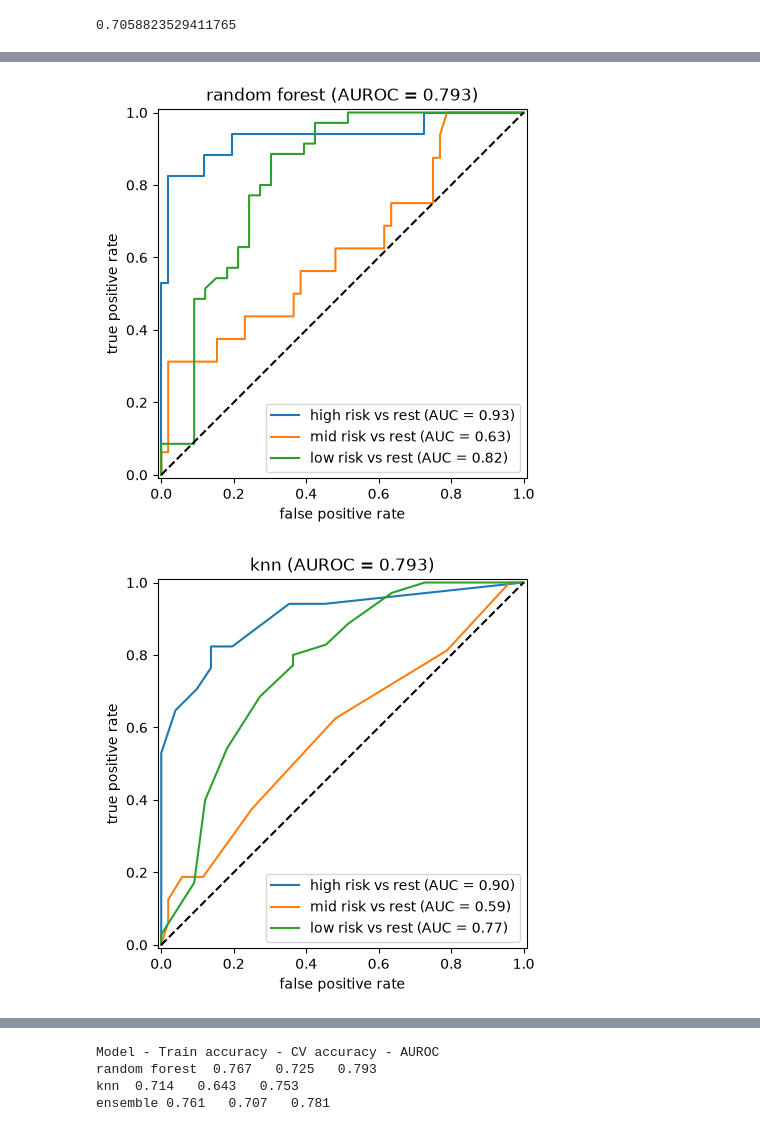
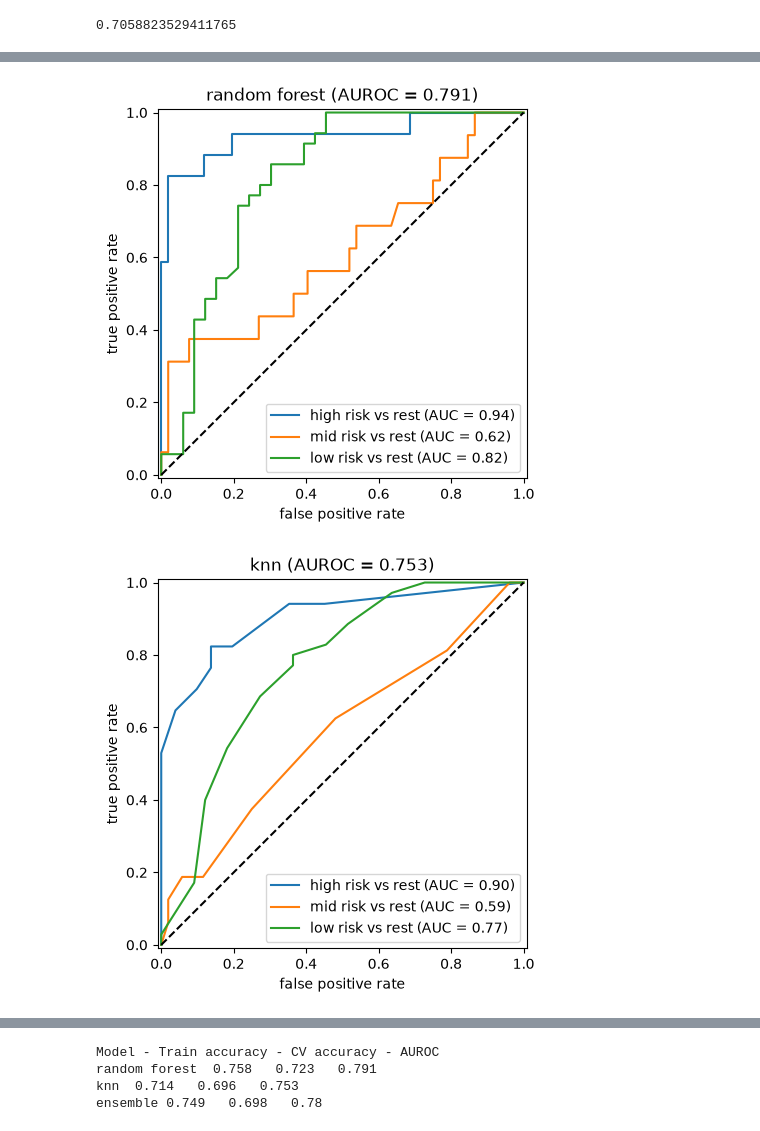
Before and after one commit to aschmidt2024/Predicting-Maternal-Health-Risk, a Jupyter notebook: FinalProject.ipynb, the cells around one changed output, grey strips where cells are left out. Cells and saved outputs as stored; diff of their text form; code cells hidden in the pictures.

Commit message:
Fixed data leakage and overfitting

```diff
--- a/FinalProject.ipynb
+++ b/FinalProject.ipynb
@@ -50,6 +50,6 @@ xtrain, xtest, ytrain, ytest = train_test_split(instances, labels, test_size=0.1
 # %%
 #train the model
 from sklearn.ensemble import RandomForestClassifier
-rfc = RandomForestClassifier(criterion="entropy", random_state=13, max_depth=5, min_samples_leaf=3) # added some more things to combat overfitting
+rfc = RandomForestClassifier(criterion="entropy", random_state=13, max_depth=4, min_samples_leaf=3) # added some more things to combat overfitting
 rfc.fit(xtrain,ytrain)
 # %% [output]
@@ -75,7 +75,7 @@ accuracy_score(ytest, prediction)
 mins = []
 maxs = []
 for j in range(len(feat_names)):
-    column = [inst[j] for inst in instances]
+    column = [inst[j] for inst in xtrain]
     mins.append(min(column))
     maxs.append(max(column))
 
@@ -257,34 +257,34 @@ plt.xlabel("false positive rate")
 plt.ylabel("true positive rate")
 plt.title("random forest" + " (AUROC = " + str(round(rfAUC, 3)) + ")")
 plt.show()
 
 probabilities = knn.predict_proba(xtestScaled)
 AUCs = []
 for riskLevel in [1, 2, 3]:
     yBinary = [1 if label == riskLevel else 0 for label in ytest]
     riskProbabilities = [p [riskLevel - 1] for p in probabilities]
     display = RocCurveDisplay.from_predictions(yBinary, riskProbabilities, ax=plt.gca(), name=class_names[riskLevel] + " vs rest")
     AUCs.append(display.roc_auc)
 knnAUC = sum(AUCs) / len(AUCs)
 plt.plot([0, 1], [0, 1], 'k--')
 plt.xlabel("false positive rate")
 plt.ylabel("true positive rate")
-plt.title("knn" + " (AUROC = " + str(round(rfAUC, 3)) + ")")
+plt.title("knn" + " (AUROC = " + str(round(knnAUC, 3)) + ")")
 plt.show()
 
 probabilities = ensemble.predict_proba(xtestScaled)
 AUCs = []
 for riskLevel in [1, 2, 3]:
     yBinary = [1 if label == riskLevel else 0 for label in ytest]
     riskProbabilities = [p [riskLevel - 1] for p in probabilities]
     display = RocCurveDisplay.from_predictions(yBinary, riskProbabilities, ax=plt.gca(), name=class_names[riskLevel] + " vs rest")
     AUCs.append(display.roc_auc)
 ensembleAUC = sum(AUCs) / len(AUCs)
 plt.plot([0, 1], [0, 1], 'k--')
 plt.xlabel("false positive rate")
 plt.ylabel("true positive rate")
-plt.title("ensemble" + " (AUROC = " + str(round(rfAUC, 3)) + ")")
+plt.title("ensemble" + " (AUROC = " + str(round(ensembleAUC, 3)) + ")")
 plt.show()
 # %% [output]
-[figure, old version]
+[figure, new version]
 [figure]
@@ -294,7 +294,7 @@ plt.show()
 
 allX = xtrainScaled + xtestScaled
 allY = ytrain + ytest
-rfAll = RandomForestClassifier(criterion="entropy", random_state=13, max_depth=5, min_samples_leaf=3).fit(allX, allY)
+rfAll = RandomForestClassifier(criterion="entropy", random_state=13, max_depth=4, min_samples_leaf=3).fit(allX, allY)
 knnAll = KNeighborsClassifier(n_neighbors=bestK).fit(allX, allY)
 ensembleAll = VotingClassifier(estimators=[('rf', rfAll), ('knn', knnAll)], voting='soft').fit(allX, allY)
 
@@ -304,6 +304,6 @@ print("knn ", round(accuracy_score(allY, knnAll.predict(allX)), 3), " ", round(k
 print("ensemble", round(accuracy_score(allY, ensembleAll.predict(allX)), 3), " ", round(ensembleScores.mean(), 3), " ", round(ensembleAUC, 3))
 # %% [output]
 Model - Train accuracy - CV accuracy - AUROC
-random forest  0.767   0.725   0.793
-knn  0.714   0.643   0.753
-ensemble 0.761   0.707   0.781
+random forest  0.758   0.723   0.791
+knn  0.714   0.696   0.753
+ensemble 0.749   0.698   0.78
```
Also changed, not shown: parts of 7 cells of this notebook.
